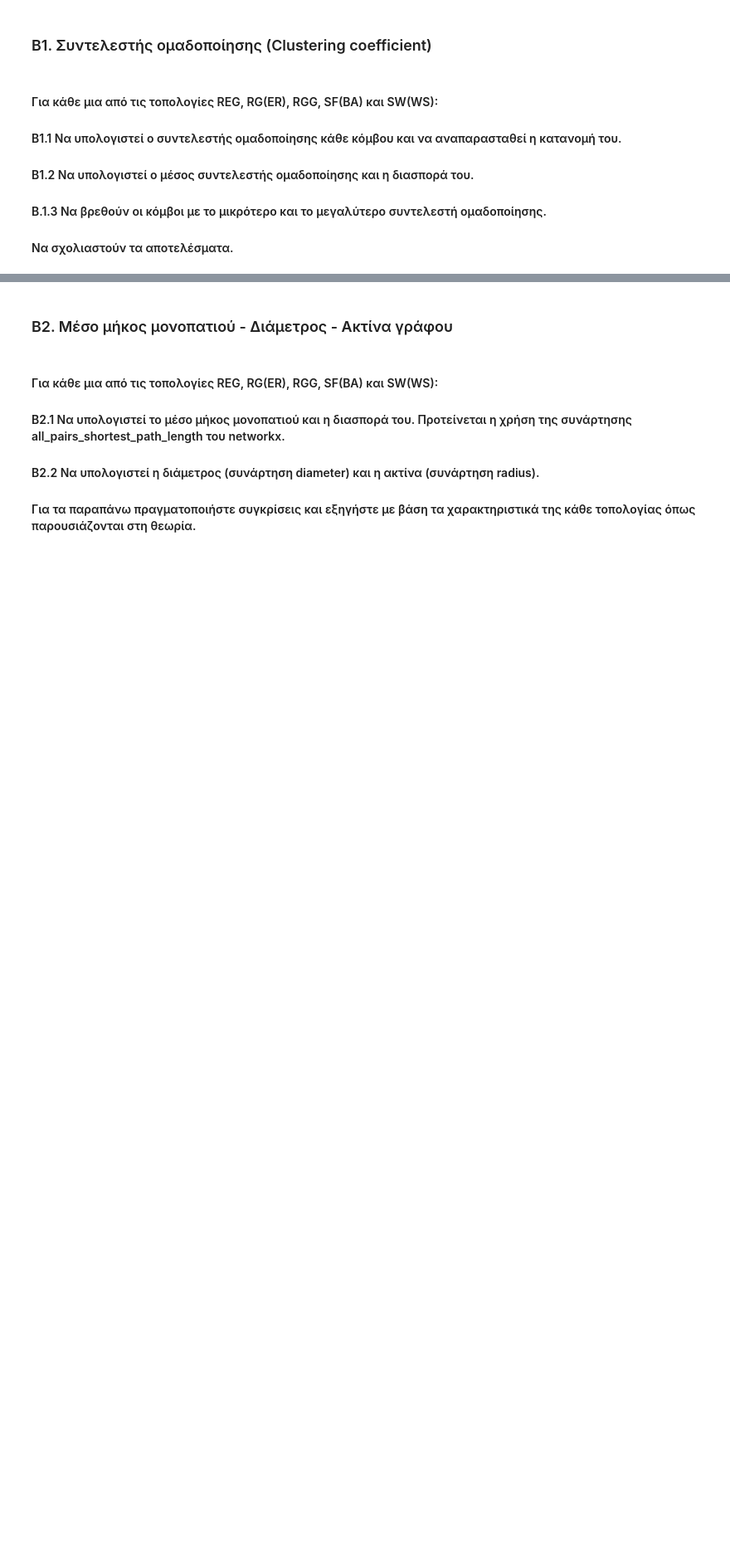
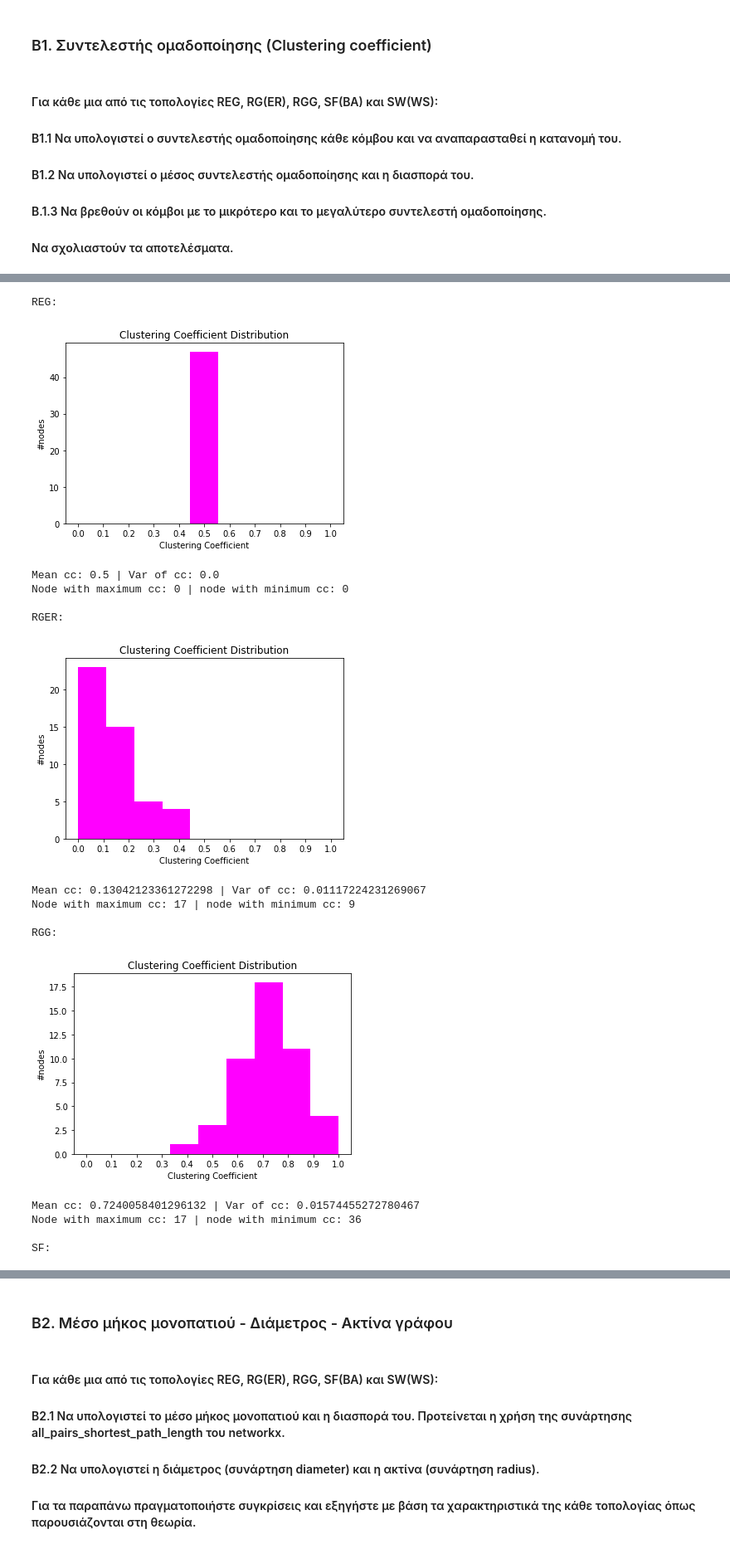
Before and after one commit to chrispapa2000/socialNetworksLab, a Jupyter notebook: ex1/lab1_student_version.ipynb, the cells around one changed output, grey strips where cells are left out. Shown: that part at 83% size. Saved outputs shown, nothing was run; the diff lists cells and outputs as text; code cells hidden in the pictures; blank space fills up the shorter version.

```diff
--- a/ex1/lab1_student_version.ipynb
+++ b/ex1/lab1_student_version.ipynb
@@ -303,15 +316,15 @@ def statisticsOnCC(ccs, freq, name = None):
 # %%
-graphList = [(REG, 'REG'), (RGER, 'RGER'), (RGG, 'RGG'), (SF, 'SF'), (SW, 'SW')]
+# graphList = [(REG, 'REG'), (RGER, 'RGER'), (RGG, 'RGG'), (SF, 'SF'), (SW, 'SW')]
 
-for (graph, name) in graphList:
-    print(name+":")
-    GraphCC = cc(graph)
-    ccs, freq = plotCCdistribution(GraphCC, name)
+# for (graph, name) in graphList:
+#     print(name+":")
+#     GraphCC = cc(graph)
+#     ccs, freq = plotCCdistribution(GraphCC, name)
 
-    mean, var = statisticsOnCC(ccs, freq)
-    print("Mean cc: " + str(mean) + " | Var of cc: " + str(var))
+#     mean, var = statisticsOnCC(ccs, freq)
+#     print("Mean cc: " + str(mean) + " | Var of cc: " + str(var))
 
-    print("Node with maximum cc: " + str(GraphCC.index(max(GraphCC))) + \
+#     print("Node with maximum cc: " + str(GraphCC.index(max(GraphCC))) + \
 
-          " | node with minimum cc: " + str(GraphCC.index(min(GraphCC))))
-    print()
+#           " | node with minimum cc: " + str(GraphCC.index(min(GraphCC))))
+#     print()
@@ -342,0 +331,52 @@ Node with maximum cc: 6 | node with minimum cc: 0
+# %%
+import statistics
+
+def cc(graph):
+    # get clustering coefficient
+    GraphCC = dict(nx.clustering(graph))
+
+    # plot
+    fig, ax = plt.subplots()
+    ax.hist(GraphCC.values(), np.linspace(0,1, 10), color='magenta')
+    ax.set_xticks([i/10 for i in range(11)])
+
+    plt.title("Clustering Coefficient Distribution")
+    plt.xlabel("Clustering Coefficient")
+    plt.ylabel("#nodes")
+    plt.show()
+
+    # mean and var
+    mmean = statistics.mean(list(GraphCC.values()))
+    vvar = statistics.variance(list(GraphCC.values()))
+    print("Mean cc: " + str(mmean) + " | Var of cc: " + str(vvar))
+
+    vals = list(GraphCC.values())
+    mmax, mmin = vals.index(max(vals)), vals.index(min(vals))
+
+    print("Node with maximum cc: " + str(mmax) + \
+          " | node with minimum cc: " + str(mmin))
+    print()
+
+
+graphList = [(REG, 'REG'), (RGER, 'RGER'), (RGG, 'RGG'), (SF, 'SF'), (SW, 'SW')]
+
+for (graph, name) in graphList:
+    print(name+":")
+    cc(graph)
+# %% [output]
+REG:
+[figure, added]
+Mean cc: 0.5 | Var of cc: 0.0
+Node with maximum cc: 0 | node with minimum cc: 0
+
+RGER:
+[figure, added]
+Mean cc: 0.13042123361272298 | Var of cc: 0.01117224231269067
+Node with maximum cc: 17 | node with minimum cc: 9
+
+RGG:
+[figure, added]
+Mean cc: 0.7240058401296132 | Var of cc: 0.01574455272780467
+Node with maximum cc: 17 | node with minimum cc: 36
+
+SF:
```
Also changed, not shown: parts of 30 cells of this notebook.
